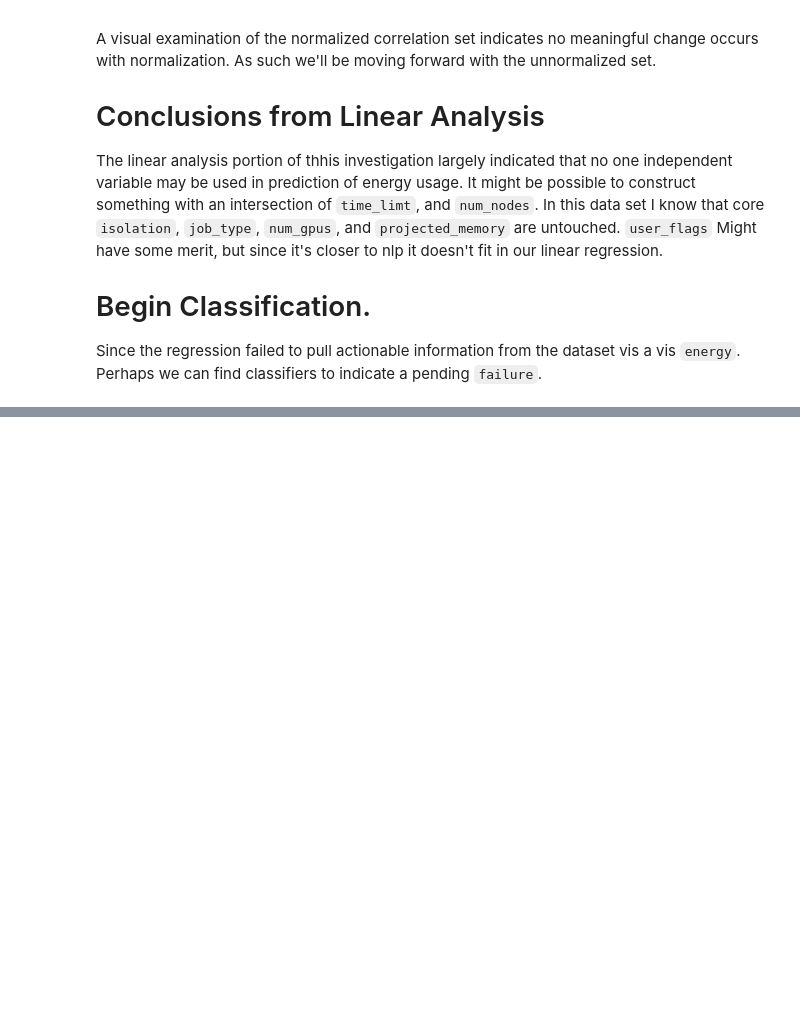
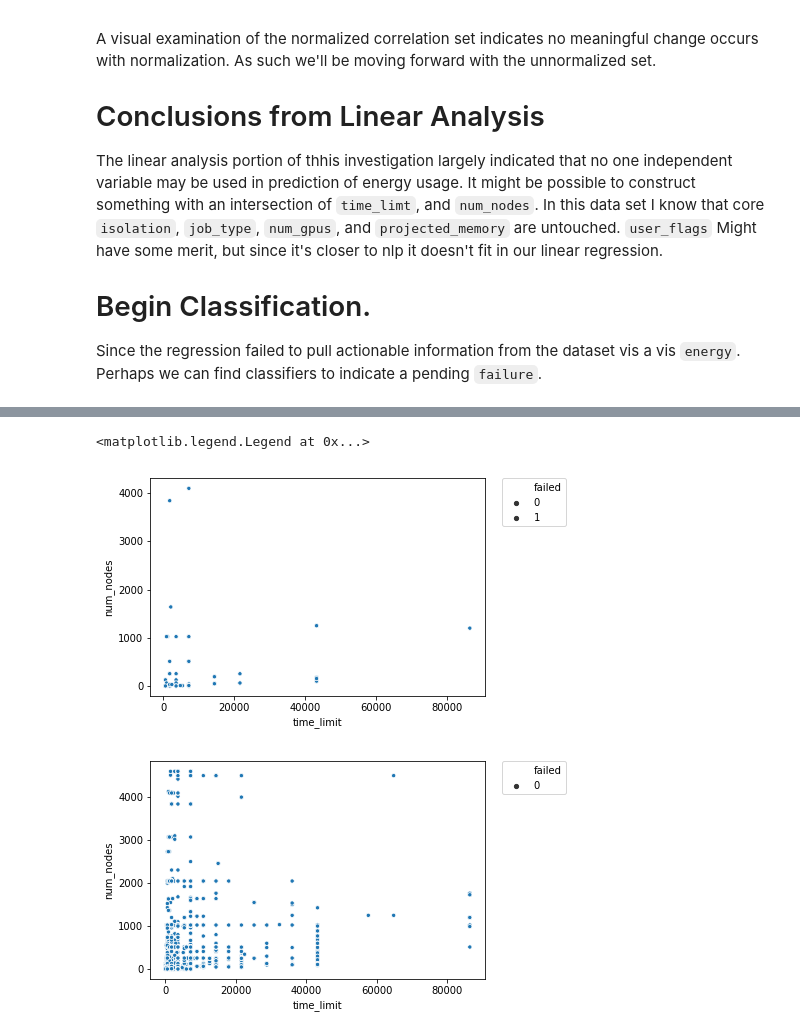
Before and after one commit to mew2057/CAST, a Jupyter notebook: csm_big_data/python3/sandbox.ipynb, the cells around one changed output, grey strips where cells are left out. Saved outputs shown, nothing was run; the diff lists cells and outputs as text; code cells hidden in the pictures; blank space fills up the shorter version.

```diff
--- a/csm_big_data/python3/sandbox.ipynb
+++ b/csm_big_data/python3/sandbox.ipynb
@@ -893,0 +956,15 @@ plt.legend(bbox_to_anchor=(1, 1), loc=1, borderaxespad=0.)
+# %%
+kNeighborModel = KNeighborsClassifier(n_neighbors = 4).fit(X_train,y_train)
+
+# Looking at the data with this graph makes it seem as though the prediction might just be noise.
+# There's no clear clustering for failed states. I don't think we have meaningful data here...
+plt.figure()
+ax2 = sns.scatterplot(x="time_limit", y="num_nodes", size="failed", data=pFDF.loc[pFDF['failed'] == 1])
+plt.legend(bbox_to_anchor=(1.05, 1), loc=2, borderaxespad=0.)
+plt.figure()
+ax2 = sns.scatterplot(x="time_limit", y="num_nodes", size="failed", data=pFDF.loc[pFDF['failed'] == 0])
+plt.legend(bbox_to_anchor=(1.05, 1), loc=2, borderaxespad=0.)
+# %% [output]
+<matplotlib.legend.Legend at 0x...>
+[figure, added]
+[figure, added]
```
Also changed, not shown: parts of 15 cells of this notebook.
